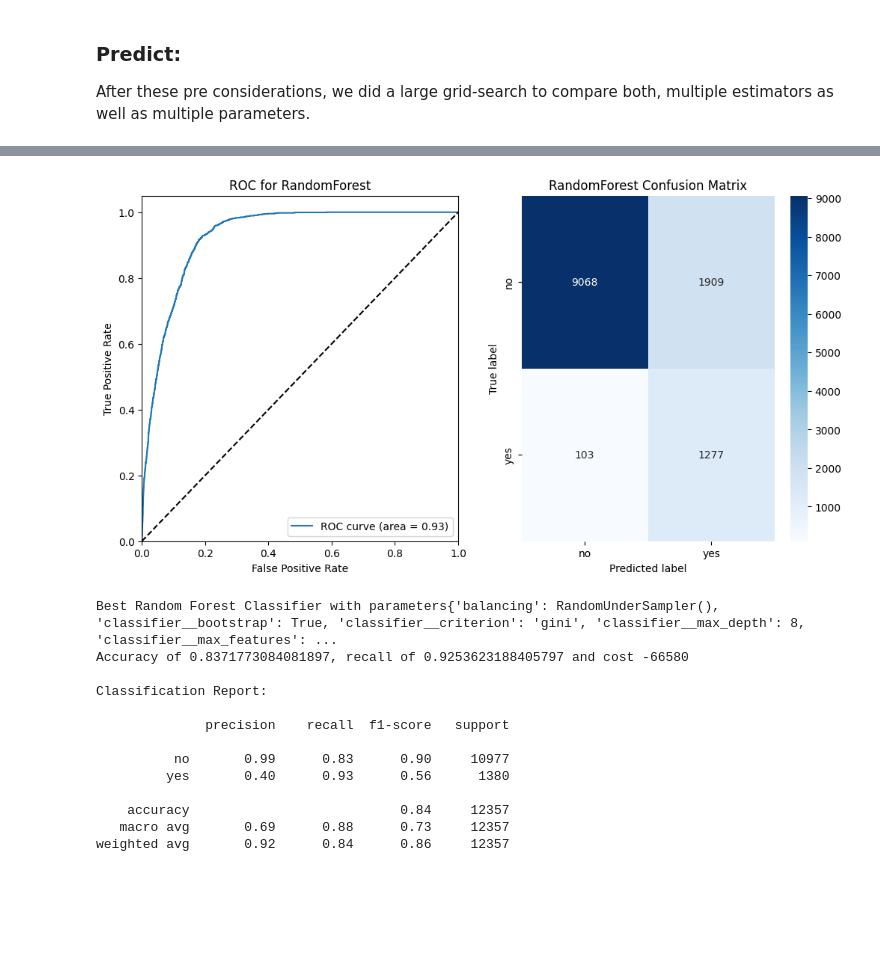
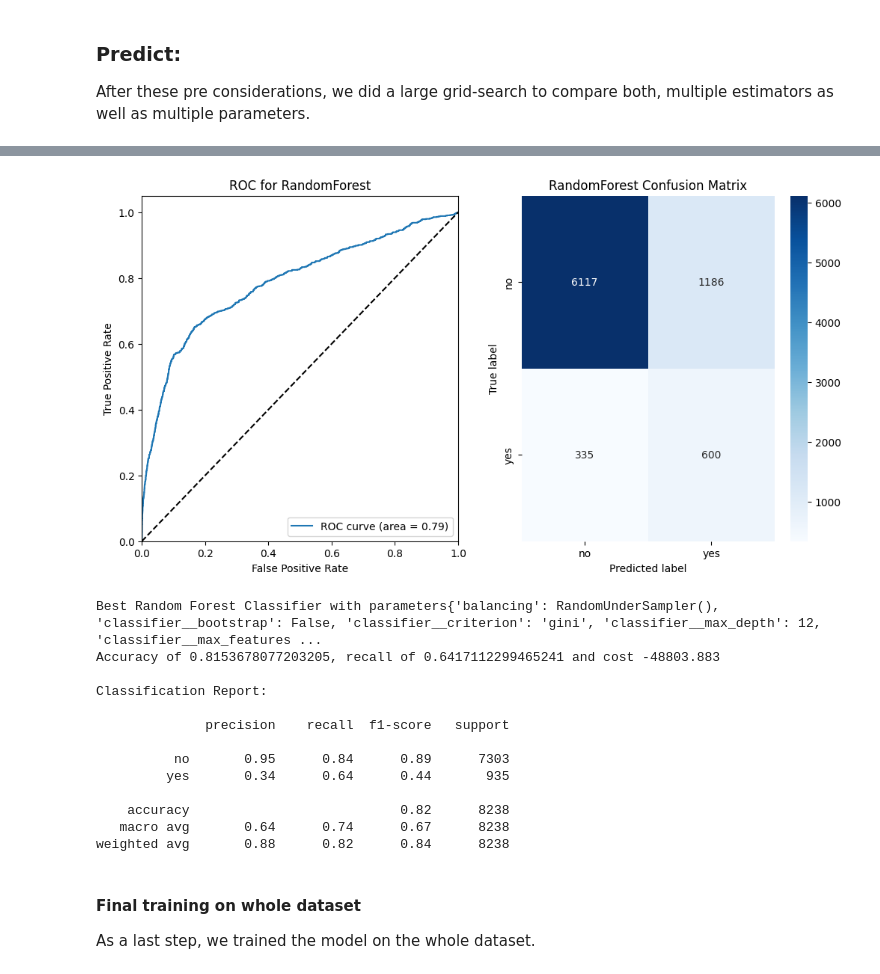
Before and after one commit to joscha-st/ibait_ml_g1, a Jupyter notebook: main.ipynb, the cells around one changed output, grey strips where cells are left out. Cells and saved outputs as stored; diff of their text form; code cells hidden in the pictures; blank space fills up the shorter version.

```diff
--- a/main.ipynb
+++ b/main.ipynb
@@ -162,7 +183,8 @@ From the cost Matrix, we formed a corresponsing cost function.
 # %%
 def cost_function(y_true, y_pred):
     cm = confusion_matrix(y_true, y_pred, labels=label_order)
-    return cm[0][0] * 0 + cm[0][1] * 40 - cm[1][1] * 120 + cm[1][0] * 100
+    return (- cm[1][1] * 300 + cm[0][1] * 40
+            + cm[1][0] * 250 + cm[0][0] * 0.001)
 
 scorer = make_scorer(cost_function, greater_is_better=False)
 # %% [markdown]
@@ -296,21 +349,20 @@ We furhter optimized the hyperparamters by running a more targeted grid search w
 # %%
-
 #extending param grid for RF
 param_grid = {
     'balancing': [RandomOverSampler(), RandomUnderSampler()],
-#     'classifier__n_estimators': [50, 100, 200, 300, 400],
-#     'classifier__max_features': ['sqrt', 'log2'],
-#    'classifier__max_depth': [4,5,6,7,8,10,12,18,24,30, None],
-# #    'classifier__min_samples_split': [2, 5, 10],
-# #    'classifier__min_samples_leaf': [1, 2, 4],
-#    'classifier__bootstrap': [True, False],
-#    'classifier__criterion': ['gini', 'entropy'],
-#    'classifier__random_state': [13]
+    'classifier__n_estimators': [50, 100, 200, 300, 400],
+    'classifier__max_features': ['sqrt', 'log2'],
+   'classifier__max_depth': [4,5,6,7,8,10,12,18,24,30, None],
+#    'classifier__min_samples_split': [2, 5, 10],
+#    'classifier__min_samples_leaf': [1, 2, 4],
+   'classifier__bootstrap': [True, False],
+   'classifier__criterion': ['gini', 'entropy'],
+   'classifier__random_state': [42]
 }
 
 
 # split into test and training data
-bank_data_train, bank_data_test, bank_target_train, bank_target_test = train_test_split(bank_data, bank_target, test_size=0.3, random_state=13)
+bank_data_train, bank_data_test, bank_target_train, bank_target_test = train_test_split(bank_data, bank_target, test_size=0.3, random_state=42)
 
 # Grid search with parameter grid and cost function
 grid_search = GridSearchCV(rf_pipeline, param_grid, cv=10, scoring=scorer, n_jobs=-1)
@@ -364,12 +416,4 @@ plt.show()
 
 print("Best Random Forest Classifier with parameters".format(name) + str(best_param) + ": \nAccuracy of {}, recall of {} and cost {}\n".format(acc, recall, cost))
 print("Classification Report:\n\n{}".format(classification_report(bank_target_test, prediction, target_names=label_names)))
-
-
-fig, axes = plt.subplots(nrows = 1,ncols = 1,figsize = (12,6))
-tree.plot_tree(best_model.named_steps['classifier'].estimators_[0],
-               feature_names = bank_data_train.columns,
-               class_names= ['no', 'yes'],
-               filled = True);
-plt.show()
 # %% [output]
@@ -399,7 +457,7 @@ bank_data_full = pd.read_csv("Data/bank-additional/bank-additional/bank-addition
 
 # Preprocessing of the target data
 bank_target_f = bank_data_full['y']
-bank_data_f = bank_data_full.drop(columns='y')
+bank_data_f = bank_data_full.drop(columns = ['y', 'duration'])
 
 label = LabelEncoder()
 bank_target_f = label.fit_transform(bank_target_f)
@@ -410,7 +468,7 @@ preprocessor = ColumnTransformer(
     transformers=[
         # MinMaxScaler for numerical columns
         ('scaler', preprocessing.MinMaxScaler(),
-            ['age', 'duration', 'campaign', 'pdays', 'previous',
+            ['age', 'campaign', 'pdays', 'previous',
             'emp.var.rate', 'cons.price.idx', 'cons.conf.idx',
             'euribor3m', 'nr.employed']),
         # OneHotEncoder for categorical columns
@@ -423,14 +481,14 @@ new_pipeline = Pipeline(steps=[('preprocessor', preprocessor),
                               ('balancing', RandomUnderSampler()),
                               ('classifier', RandomForestClassifier(
                                   bootstrap=True,
-                                  criterion='gini',
-                                  max_depth=8,
+                                  criterion='entropy',
+                                  max_depth=5,
                                   max_features='sqrt',
-                                  n_estimators=200
+                                  n_estimators=300
                               ))])
 
 # split into test and training data
-bank_data_f_train, bank_data_f_test, bank_target_f_train, bank_target_f_test = train_test_split(bank_data_f, bank_target_f, test_size=0.3, random_state=13)
+bank_data_f_train, bank_data_f_test, bank_target_f_train, bank_target_f_test = train_test_split(bank_data_f, bank_target_f, test_size=0.2, random_state=42)
 
 # Create and fit model
 new_pipeline.fit(bank_data_f_train, bank_target_f_train)
@@ -439,7 +497,7 @@ new_pipeline.fit(bank_data_f_train, bank_target_f_train)
 prediction = new_pipeline.predict(bank_data_f_test)
 
 # Calculate probabilities for the positive class
-probs = best_model.predict_proba(bank_data_f_test)[:, 1]
+probs = new_pipeline.predict_proba(bank_data_f_test)[:, 1]
 
 # Calculate the ROC curve
 fpr, tpr, thresholds = roc_curve(bank_target_f_test, probs)
@@ -451,44 +509,47 @@ roc_auc = roc_auc_score(bank_target_f_test, probs)
 cm = confusion_matrix(bank_target_f_test, prediction)
 acc = accuracy_score(bank_target_f_test, prediction)
 recall = recall_score(bank_target_f_test, prediction) #yes recall
 cost = cost_function(bank_target_f_test, prediction)
 
 # Prepare Plot
 fig, axs = plt.subplots(1, 2, figsize=(12, 6))
 
 # Plot the ROC curve
 axs[0].plot(fpr, tpr, label='ROC curve (area = %0.2f)' % roc_auc)
 axs[0].plot([0, 1], [0, 1], 'k--')
 axs[0].set_xlim([0.0, 1.0])
 axs[0].set_ylim([0.0, 1.05])
 axs[0].set_xlabel('False Positive Rate')
 axs[0].set_ylabel('True Positive Rate')
 axs[0].set_title('ROC for RandomForest')
 axs[0].legend(loc="lower right")
 
 
 # Plot Confusion Matrix
 sns.heatmap(cm, annot=True, fmt='d', cmap='Blues', ax=axs[1], xticklabels=label_names, yticklabels=label_names)
 axs[1].set_title('RandomForest Confusion Matrix')
 axs[1].set_xlabel('Predicted label')
 axs[1].set_ylabel('True label')
 
 plt.show()
 
 print("Best Random Forest Classifier with parameters".format(name) + str(best_param) + ": \nAccuracy of {}, recall of {} and cost {}\n".format(acc, recall, cost))
 print("Classification Report:\n\n{}".format(classification_report(bank_target_f_test, prediction, target_names=label_names)))
 # %% [output]
-[figure, old version]
+[figure, new version]
-Best Random Forest Classifier with parameters{'balancing': RandomUnderSampler(), 'classifier__bootstrap': True, 'classifier__criterion': 'gini', 'classifier__max_depth': 8, 'classifier__max_features': ...
-Accuracy of 0.8371773084081897, recall of 0.9253623188405797 and cost -66580
+Best Random Forest Classifier with parameters{'balancing': RandomUnderSampler(), 'classifier__bootstrap': False, 'classifier__criterion': 'gini', 'classifier__max_depth': 12, 'classifier__max_features ...
+Accuracy of 0.8153678077203205, recall of 0.6417112299465241 and cost -48803.883
 
 Classification Report:
 
               precision    recall  f1-score   support
 
-          no       0.99      0.83      0.90     10977
-         yes       0.40      0.93      0.56      1380
+          no       0.95      0.84      0.89      7303
+         yes       0.34      0.64      0.44       935
 
-    accuracy                           0.84     12357
-   macro avg       0.69      0.88      0.73     12357
-weighted avg       0.92      0.84      0.86     12357
+    accuracy                           0.82      8238
+   macro avg       0.64      0.74      0.67      8238
+weighted avg       0.88      0.82      0.84      8238
+# %% [markdown]
+#### Final training on whole dataset
+As a last step, we trained the model on the whole dataset.
```
Also changed, not shown: parts of 20 cells of this notebook, 1 other file.
